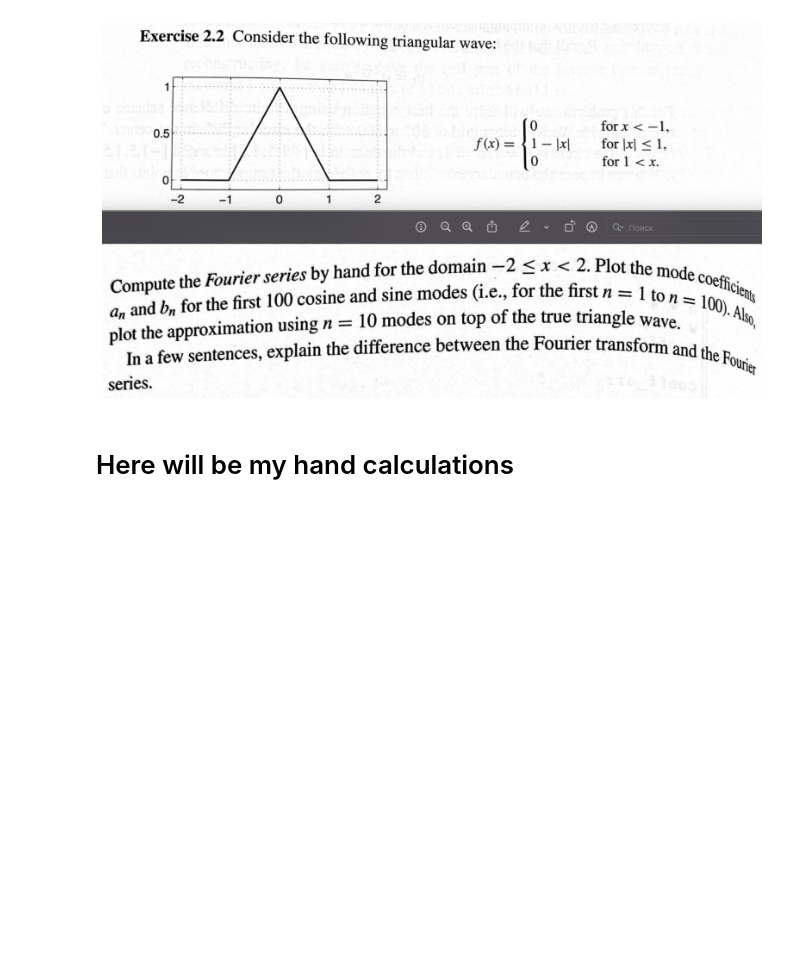
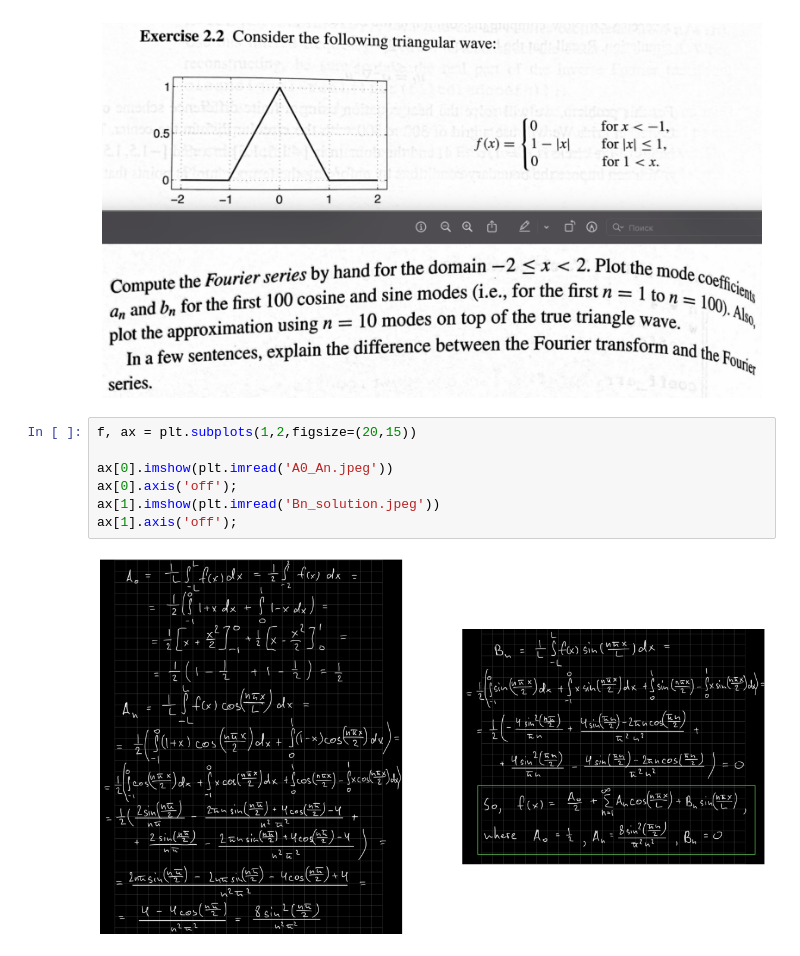
Before and after one commit to Saizt/UH-Pattern-Recognition, a Jupyter notebook: Ex 2.1-2.2/Ex 2.1-2.2.ipynb, the cells around one changed output. Cells and saved outputs as stored; diff of their text form; blank space fills up the shorter version.

```diff
--- a/Ex 2.1-2.2/Ex 2.1-2.2.ipynb
+++ b/Ex 2.1-2.2/Ex 2.1-2.2.ipynb
@@ -44,5 +45,12 @@ plt.imshow(plt.imread('./ex2.2.png'))
 plt.axis('off');
 # %% [output]
 [figure]
-# %% [markdown]
-# Here will be my hand calculations
+# %%
+f, ax = plt.subplots(1,2,figsize=(20,15))
+
+ax[0].imshow(plt.imread('A0_An.jpeg'))
+ax[0].axis('off');
+ax[1].imshow(plt.imread('Bn_solution.jpeg'))
+ax[1].axis('off');
+# %% [output]
+[figure, added]
```
Also changed, not shown: parts of 4 cells of this notebook, 2 other files.
